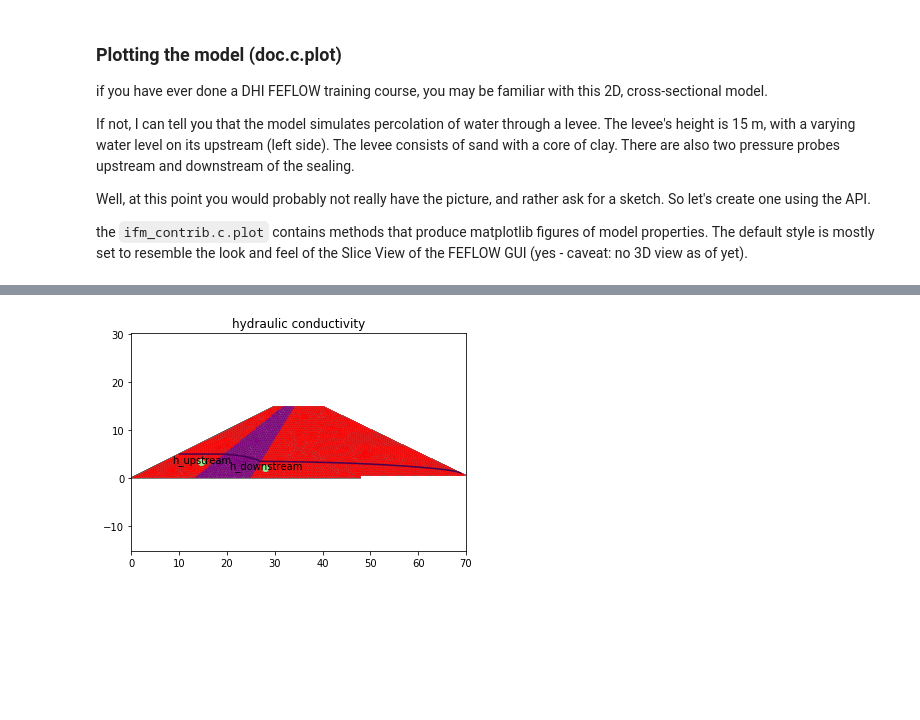
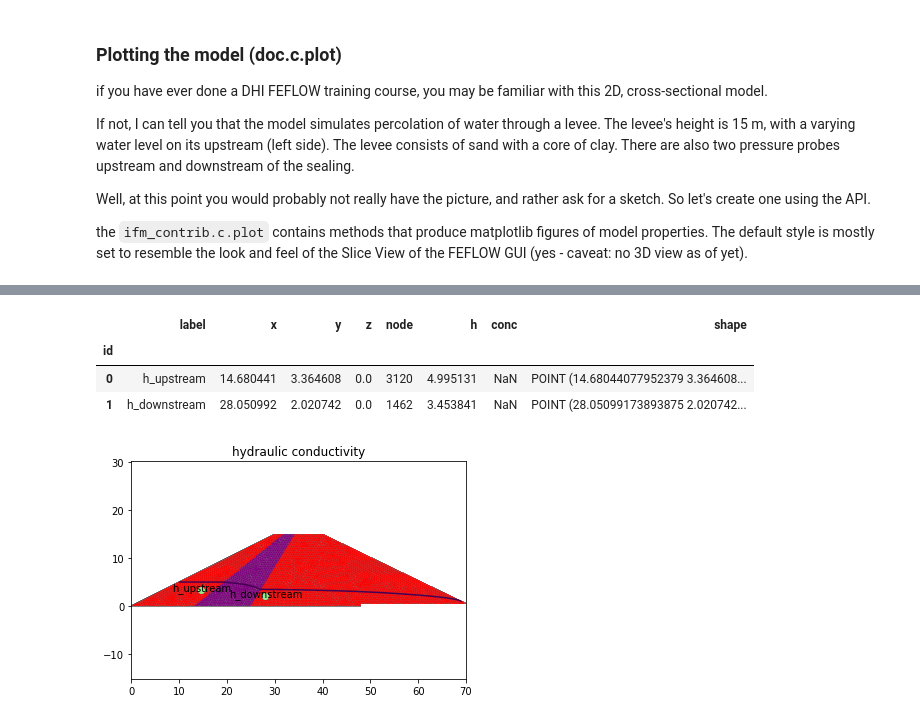
Before and after one commit to DHI/jupyter-training-course, a Jupyter notebook: _instructor/module04a-models-FEFLOW.ipynb, the cells around one changed output, grey strips where cells are left out. Saved outputs shown, nothing was run; the diff lists cells and outputs as text; code cells hidden in the pictures; blank space fills up the shorter version.

```diff
--- a/_instructor/module04a-models-FEFLOW.ipynb
+++ b/_instructor/module04a-models-FEFLOW.ipynb
@@ -77,3 +85,10 @@ the `ifm_contrib.c.plot` contains methods that produce matplotlib figures of mod
+# %%
+doc.c.obs.gdf.obspoints()
+# %% [output]
+|  | label | x | y | z | node | h | conc | shape |
+| id |  |  |  |  |  |  |  |  |
+| 0 | h_upstream | 14.680441 | 3.364608 | 0.0 | 3120 | 4.995131 | NaN | POINT (14.68044077952379 3.364608... |
+| 1 | h_downstream | 28.050992 | 2.020742 | 0.0 | 1462 | 3.453841 | NaN | POINT (28.05099173893875 2.020742... |
 # %%
 %matplotlib inline
 import matplotlib.pyplot as plt
```
Also changed, not shown: parts of 8 cells of this notebook, 4 other files.
